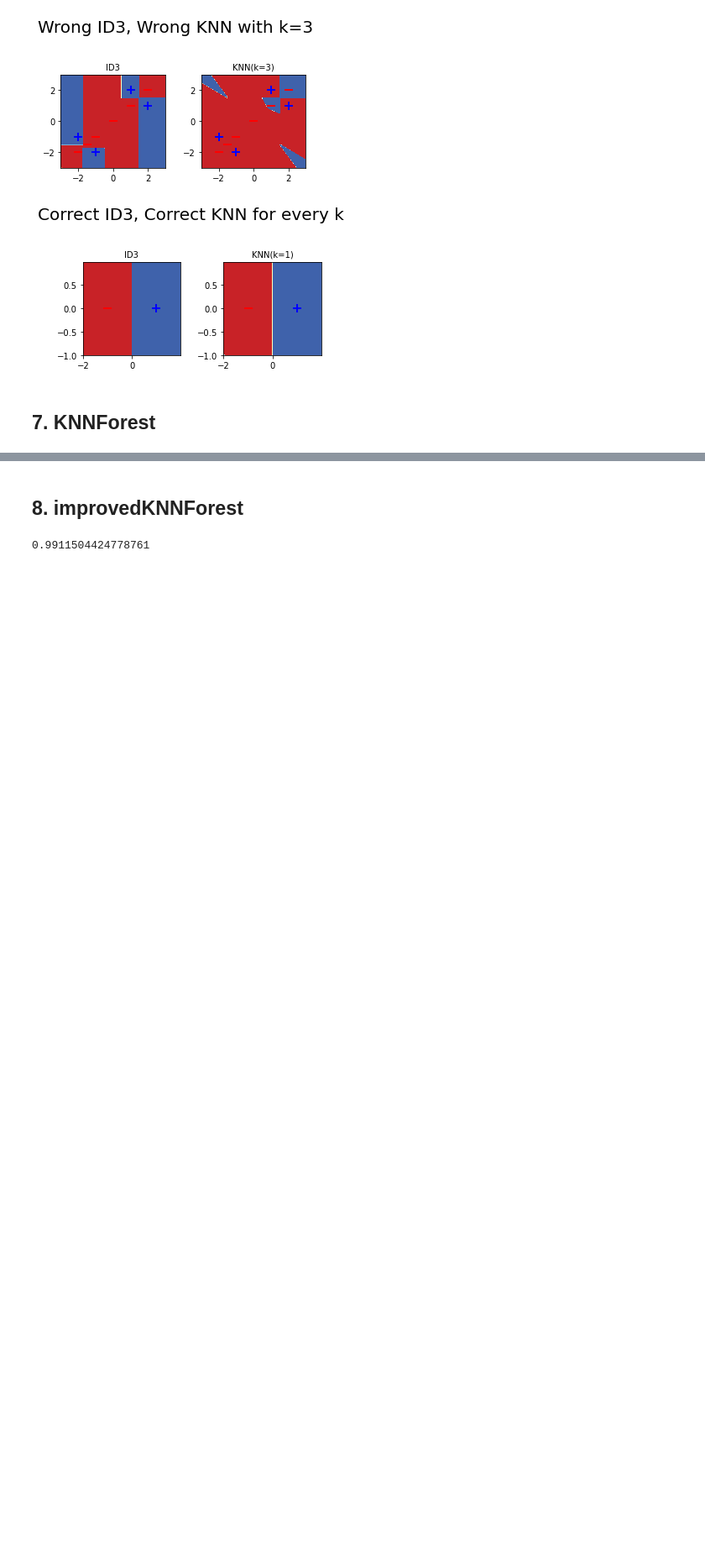
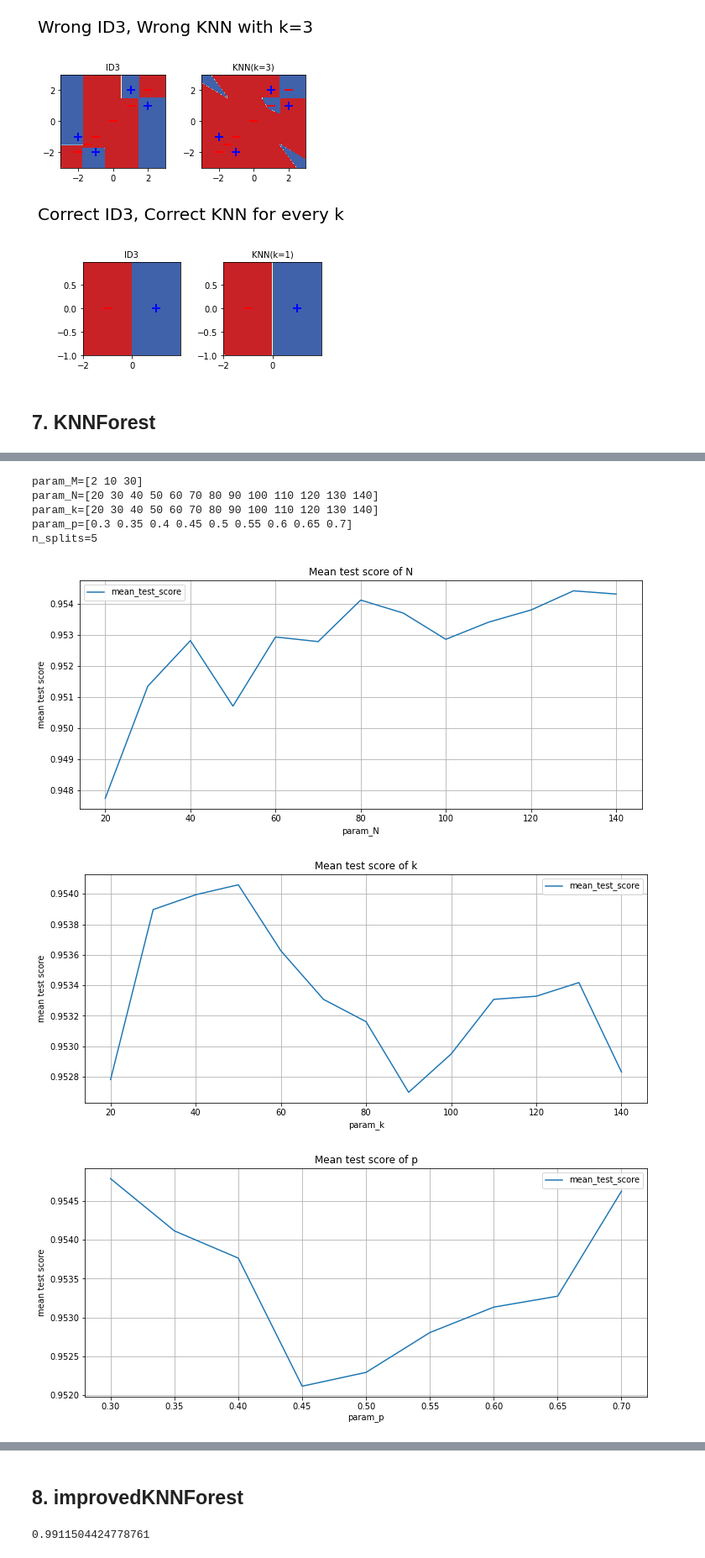
Before and after one commit to Ofir-Shechtman/CS236501_AI_hw3, a Jupyter notebook: report.ipynb, the cells around one changed output, grey strips where cells are left out. Shown: that part at 84% size. Drawn from its saved outputs; the diff is of its cells as text; code cells hidden in the pictures; blank space fills up the shorter version.

```diff
--- a/report.ipynb
+++ b/report.ipynb
@@ -140,0 +128,22 @@ printmd(f'**test score** = {test_score}')
+# %%
+# load expirement result
+import pickle
+with open('knn_forest_results.pickle', 'rb') as file:
+    knn_forest_results = pickle.load(file)
+for param_name, values in knn_forest_results.get('parameters').items():
+    print(f'{param_name}={values}')
+n_splits = knn_forest_results.get('n_splits')
+print(f'n_splits={n_splits}')
+# %% [output]
+param_M=[2 10 30]
+param_N=[20 30 40 50 60 70 80 90 100 110 120 130 140]
+param_k=[20 30 40 50 60 70 80 90 100 110 120 130 140]
+param_p=[0.3 0.35 0.4 0.45 0.5 0.55 0.6 0.65 0.7]
+n_splits=5
+# %%
+for p in ['N', 'k', 'p', 'M']:
+    utils.plot_grid_search(knn_forest_results, 'mean', p, grid=True)
+# %% [output]
+[figure, added]
+[figure, added]
+[figure, added]
```
Also changed, not shown: parts of 16 cells of this notebook, 8 other files.
